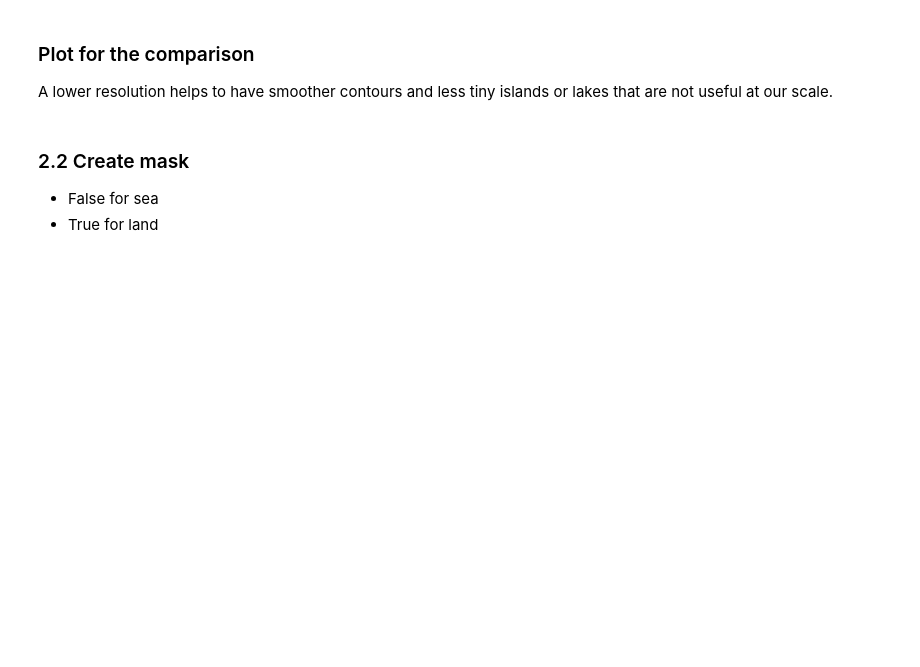
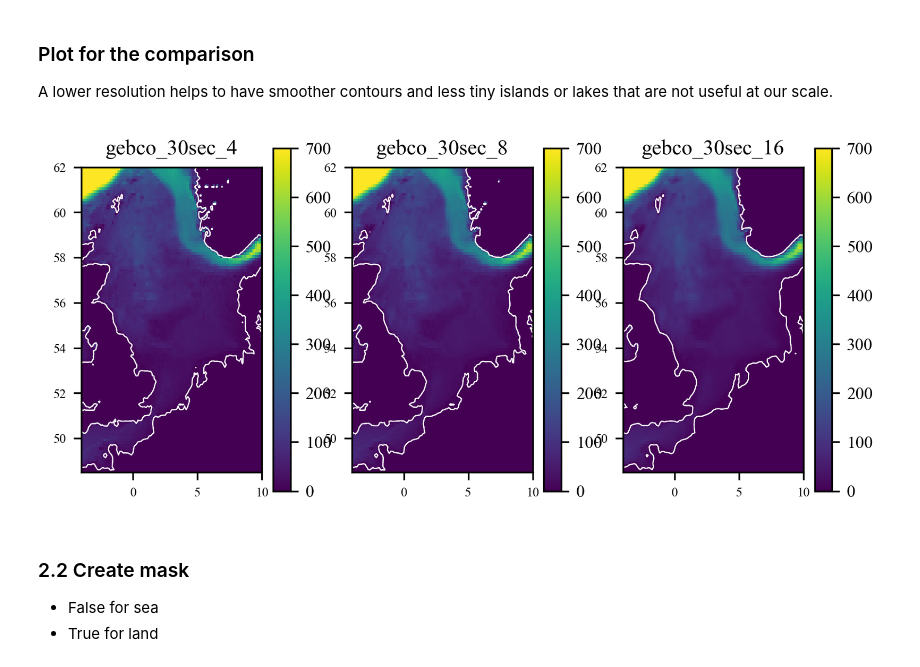
Before and after one commit to gher-uliege/SeaDataCloud, a Jupyter notebook: Julia/Climatologies/NorthSea_climato.ipynb, the cells around one changed output. Drawn from its saved outputs; the diff is of its cells as text; code cells hidden in the pictures; blank space fills up the shorter version.

```diff
--- a/Julia/Climatologies/NorthSea_climato.ipynb
+++ b/Julia/Climatologies/NorthSea_climato.ipynb
@@ -222,28 +219,36 @@ end
 A lower resolution helps to have smoother contours and less tiny islands or lakes that are not useful at our scale.
 # %%
 if doplot
-    figure("NortSea-Bathymetry")
+    figure("NorthSea-Bathymetry")
     ax = subplot(1,3,1)
     pcolor(bx,by,permutedims(b, [2,1]), vmin=0., vmax=700.);
     colorbar(orientation="vertical", shrink=0.6).ax.tick_params(labelsize=8)
-    contour(bx,by,permutedims(b, [2,1]), [0, 0.1], colors="r", linewidths=.25)
+    contour(bx,by,permutedims(b, [2,1]), [0, 0.1], colors="w", linewidths=.5)
     gca().set_aspect(aspect_ratio)
     ax.tick_params("both",labelsize=6)
+    title("gebco_30sec_4", fontsize=10)
 
     ax = subplot(1,3,2)
     pcolor(bx2,by2,permutedims(b2, [2,1]), vmin=0., vmax=700.);
     colorbar(orientation="vertical", shrink=0.6).ax.tick_params(labelsize=8)
-    contour(bx2,by2,permutedims(b2, [2,1]), [0, 0.1], colors="r", linewidths=.25)
+    contour(bx2,by2,permutedims(b2, [2,1]), [0, 0.1], colors="w", linewidths=.5)
     gca().set_aspect(aspect_ratio)
     ax.tick_params("both",labelsize=6)
+    title("gebco_30sec_8", fontsize=10)
 
     ax = subplot(1,3,3)
     pcolor(bx2,by2,permutedims(b3, [2,1]), vmin=0., vmax=700.);
     colorbar(orientation="vertical", shrink=0.6).ax.tick_params(labelsize=8)
-    contour(bx2,by2,permutedims(b3, [2,1]), [0, 0.1], colors="r", linewidths=.25)
+    contour(bx2,by2,permutedims(b3, [2,1]), [0, 0.1], colors="w", linewidths=.5)
     gca().set_aspect(aspect_ratio)
     ax.tick_params("both",labelsize=6)
+    title("gebco_30sec_16", fontsize=10)
+
+    PyPlot.savefig(joinpath(figdir, "northsea_bathy_compare"), dpi=300, bbox_inches="tight")
+
 end
+# %% [output]
+[figure, added]
 # %% [markdown]
 ### 2.2 Create mask
 * False for sea
```
Also changed, not shown: parts of 31 cells of this notebook.
